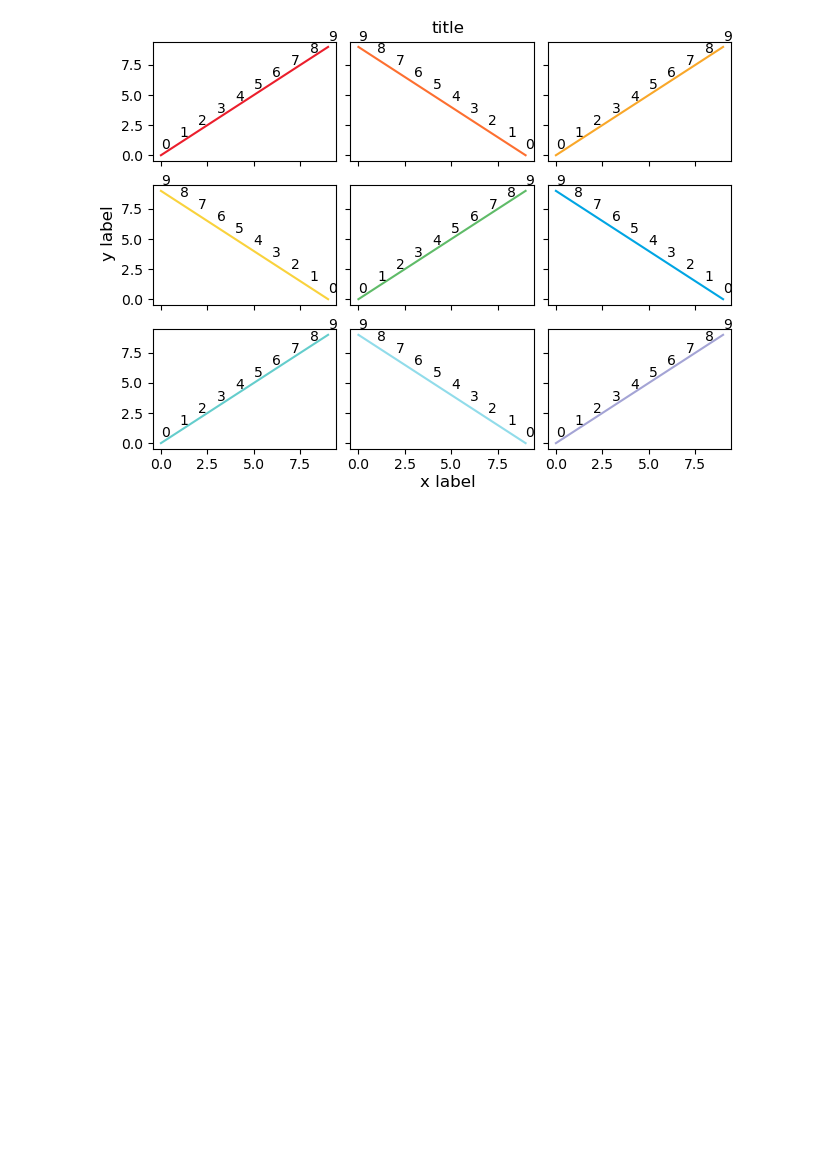
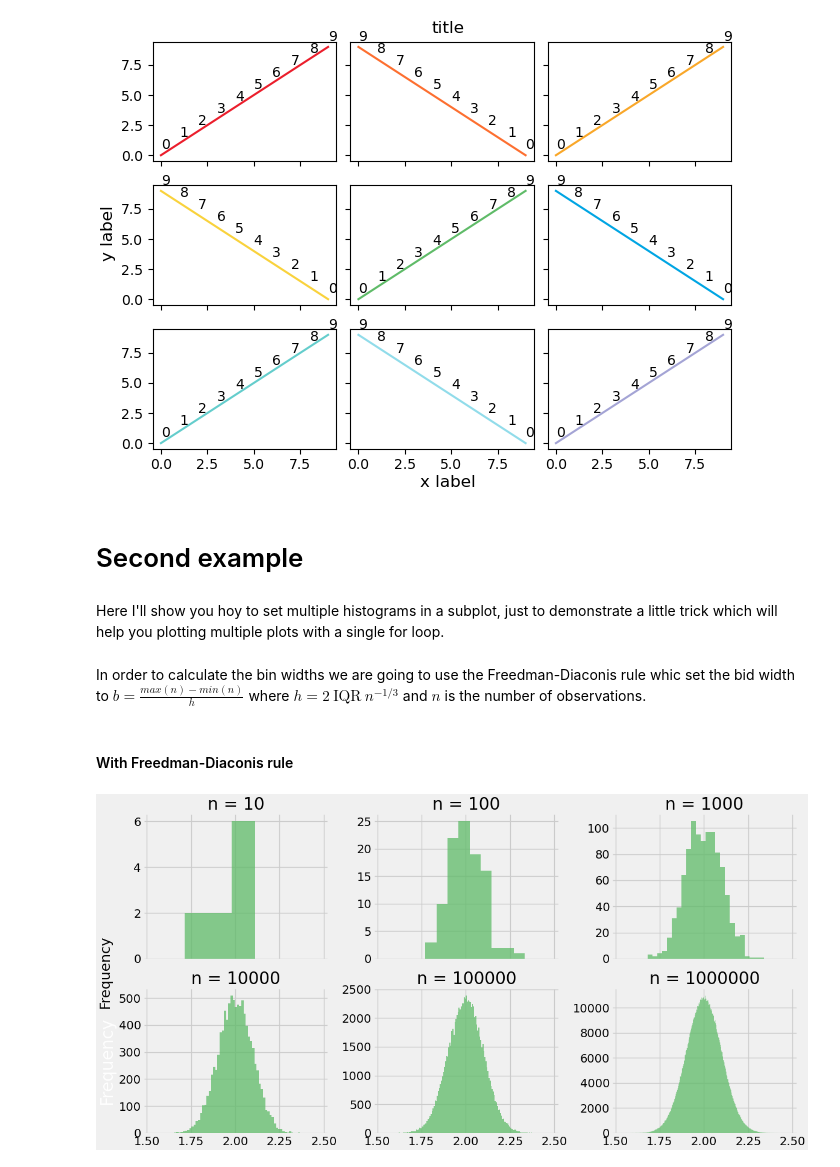
Before and after one commit to DanielOrtigoza/how-to-create-different-types-of-plots-in-python, a Jupyter notebook: how_to_make_subplots.ipynb, the cells around one changed output. Drawn from its saved outputs; the diff is of its cells as text; code cells hidden in the pictures; blank space fills up the shorter version.

Commit message:
Subplots with histograms
This is the second version of how to create subplots, it contains examples of how to create a 2x6 subplots with example with histograms.

```diff
--- a/how_to_make_subplots.ipynb
+++ b/how_to_make_subplots.ipynb
@@ -138,7 +138,7 @@ plt.style.use('default')
 fig, axes = plt.subplots(3, 3, facecolor = 'white', edgecolor = 'white', constrained_layout = True, sharex = True,sharey = True)#, figsize = (cm2inch(40), cm2inch(40)))
 
 for i in axes:
-    for j in range(len(axes)):
+    for j in range(len(i)):
         i[j].set(facecolor = 'white', frame_on = True)
         i[j].grid(visible = False)
         i[j].grid(visible = True, which = 'major', color = '#666666', linestyle = '-', alpha = 0.6)
@@ -181,7 +181,7 @@ plt.style.use('default')
 fig, axes = plt.subplots(3, 3, facecolor = 'white', edgecolor = 'white', constrained_layout = True, sharex = True,sharey = True)#, figsize = (cm2inch(40), cm2inch(40)))
 
 for i in axes:
-    for j in range(len(axes)):
+    for j in range(len(i)):
         i[j].set(facecolor = 'white', frame_on = True)
         i[j].grid(visible = False)
 
@@ -225,3 +225,51 @@ fig.text(0.55, 0.975, 'title', fontsize = 'large' , ha = 'center', va = 'center'
 plt.show()
 # %% [output]
 [figure]
+# %% [markdown]
+# Second example
+# %% [markdown]
+Here I'll show you hoy to set multiple histograms in a subplot, just to demonstrate a little trick which will help you plotting multiple plots with a single for loop.
+# %% [markdown]
+In order to calculate the bin widths we are going to use the Freedman-Diaconis rule whic set the bid width to $b = \frac{max(n)-min(n)}{h}$ where $h = 2\ \mathrm{IQR}\ n^{-1/3}$ and $n$ is the number of observations.
+# %% [markdown]
+#### With Freedman-Diaconis rule
+# %%
+%matplotlib widget
+
+plt.style.use('fivethirtyeight')
+
+fig, axes = plt.subplots(2, 3, facecolor = 'white', edgecolor = 'white', constrained_layout = True, sharex = True, figsize = (cm2inch(30), cm2inch(15)))
+
+((ax1,ax2,ax3), (ax4,ax5,ax6)) = axes
+
+for i in axes:
+    for j in range(len(i)):
+        i[j].set(facecolor = 'white', frame_on = False)
+        i[j].grid(visible = True)
+
+axn = [ax1,ax2,ax3,ax4,ax5,ax6]
+
+mu, sigma = 2, 0.1
+
+for i in range(len(axn)):
+    n = 10 ** (i + 1)
+    data_hist = np.random.normal(mu, sigma, size = n)
+
+    # Freedman-Diaconis rule
+    q75, q25 = np.percentile(data_hist, [75 ,25])
+    iqr = q75 - q25
+    h = 2 * iqr * (len(data_hist) ** (-1/3))
+    b = (max(data_hist) - min(data_hist)) / h
+    b = int(round(b, 0))
+
+    axn[i].hist(data_hist, bins = b, color = colors['green'], label = 'data', log = False, histtype = 'stepfilled', alpha = 0.75)
+    axn[i].set_title('n = {}'.format(n))
+
+ax4.set_ylabel('Frequency', fontsize = 'x-large', color = 'white')
+fig.text(0.0125, 0.50, 'Frequency', fontsize = 'large' , ha = 'center', va = 'center', rotation = 90)
+
+# plt.savefig('graph_name.jpg', dpi = 600, facecolor = fig.get_facecolor(), edgecolor='none')
+
+plt.show()
+# %% [output]
+[figure, added]
```
Also changed, not shown: parts of 8 cells of this notebook.
